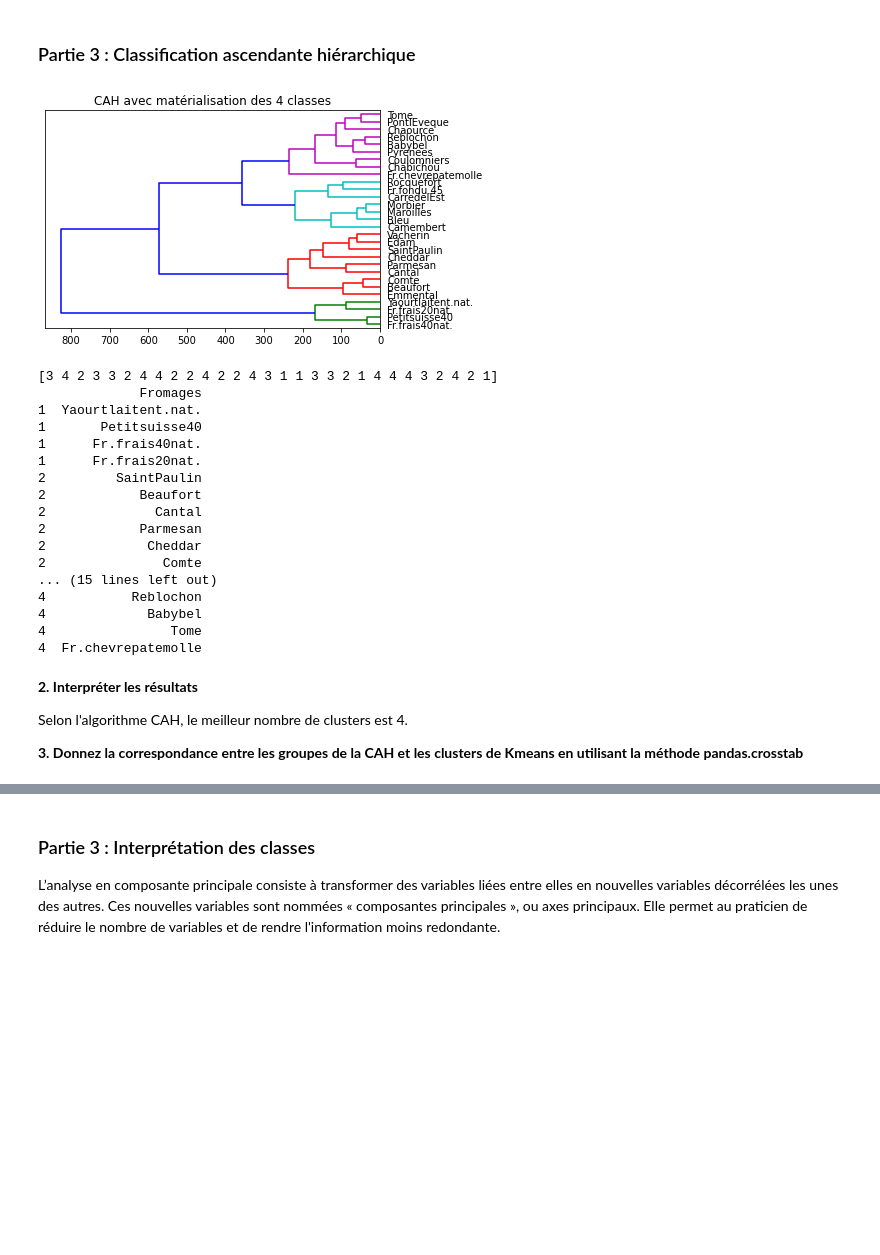
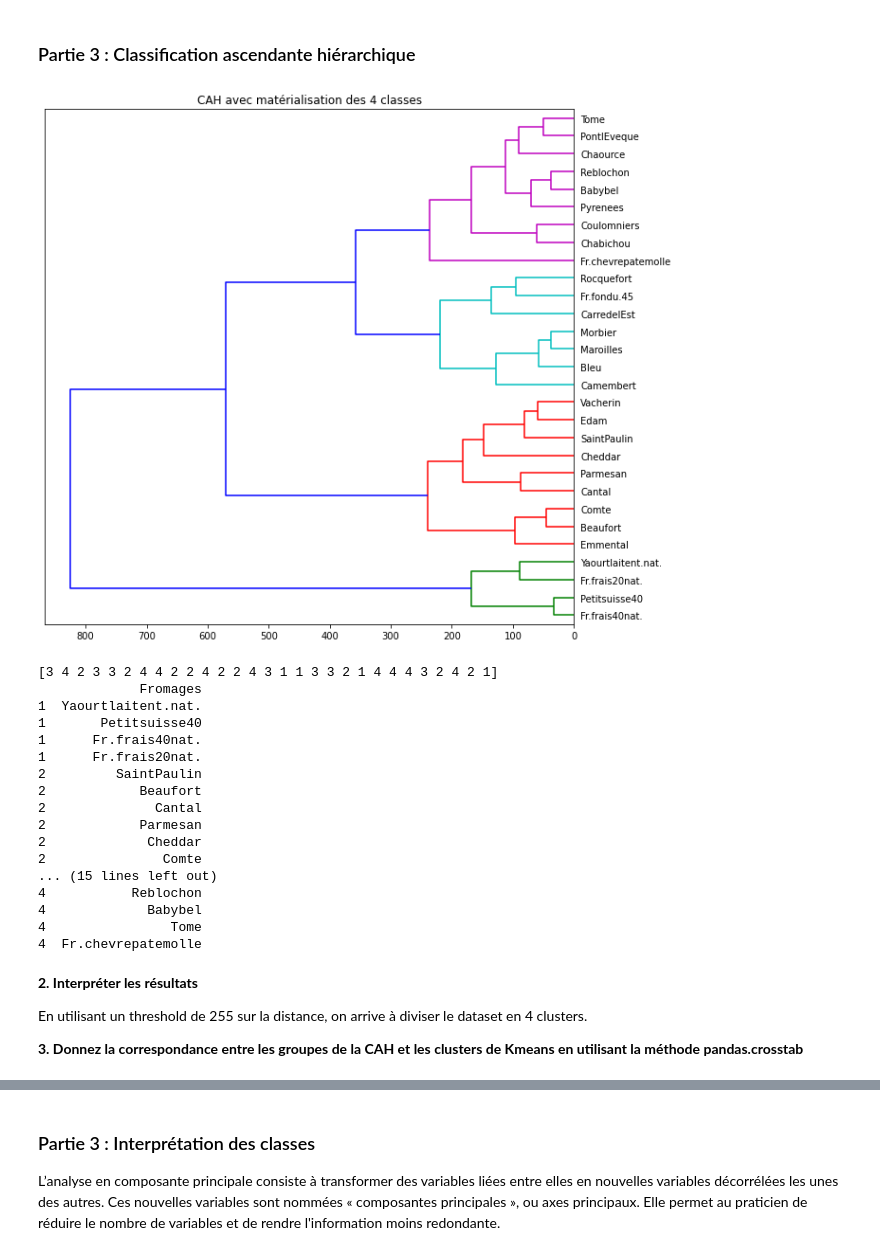
Before and after one commit to Souha-BH/DataMining_GL4, a Jupyter notebook: TP4/TP4.ipynb, the cells around one changed output, grey strips where cells are left out. Saved outputs shown, nothing was run; the diff lists cells and outputs as text; code cells hidden in the pictures; blank space fills up the shorter version.

```diff
--- a/TP4/TP4.ipynb
+++ b/TP4/TP4.ipynb
@@ -107,23 +114,25 @@ Le score le plus élévé est de 0.506 pour un nombre de clusters de 2. Cependan
 # %%
 import pandas
 import numpy as np
 #librairies pour la CAH
 from matplotlib import pyplot as plt
 from scipy.cluster.hierarchy import dendrogram, linkage, fcluster
-Z = linkage(fromage,method='ward', metric='euclidean')
+Z = linkage(fromage,method='ward', metric='euclidean')# cette ligne permet de calculer les groupements en clusters du dataset
 #affichage du dendrogramme
+plt.figure(figsize=(10,10)) # cette ligne permet d'augmenter la résolution du dendogramme pour un affichage plus net
 plt.title("CAH")
-plt.title('CAH avec matérialisation des 4 classes')
-dendrogram(Z,labels=fromage.index,orientation='left',color_threshold=255)
+plt.title('CAH avec matérialisation des 4 classes')# cette ligne ajoute un titre à la figure
+dendrogram(Z,labels=fromage.index,orientation='left',color_threshold=255) # cette ligne permet de tracer un dendogramme qui représente les clusters
+#des types des fromages
 plt.show()
-groupes_cah = fcluster(Z, t = 255,criterion='distance')
-print(groupes_cah)
+groupes_cah = fcluster(Z, t = 255,criterion='distance')# cette ligne permet de diviser le dataset en clusters dont la distance ne dépasse pas 255
+print(groupes_cah)# cette ligne affiche les groupes calculés par la ligne précédente
 #index triés des groupes
 idg = np.argsort(groupes_cah)
 #affichage des observations et leurs groupes
 print(pandas.DataFrame(fromage.index[idg],groupes_cah[idg]))
 # %% [output]
-[figure, old version]
+[figure, new version]
 [3 4 2 3 3 2 4 4 2 2 4 2 2 4 3 1 1 3 3 2 1 4 4 4 3 2 4 2 1]
              Fromages
 1  Yaourtlaitent.nat.
@@ -144,7 +153,7 @@ print(pandas.DataFrame(fromage.index[idg],groupes_cah[idg]))
 # %% [markdown]
 **2. Interpréter les résultats**
 
-Selon l'algorithme CAH, le meilleur nombre de clusters est 4.
+En utilisant un threshold de 255 sur la distance, on arrive à diviser le dataset en 4 clusters.
 
 **3. Donnez la correspondance entre les groupes de la CAH et les clusters de Kmeans en utilisant la méthode pandas.crosstab**
 # %%
```
Also changed, not shown: parts of 5 cells of this notebook.
